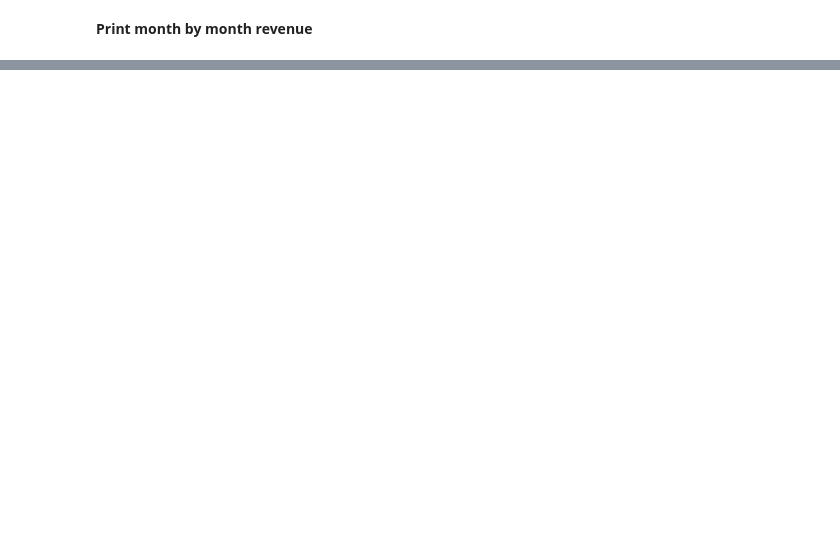
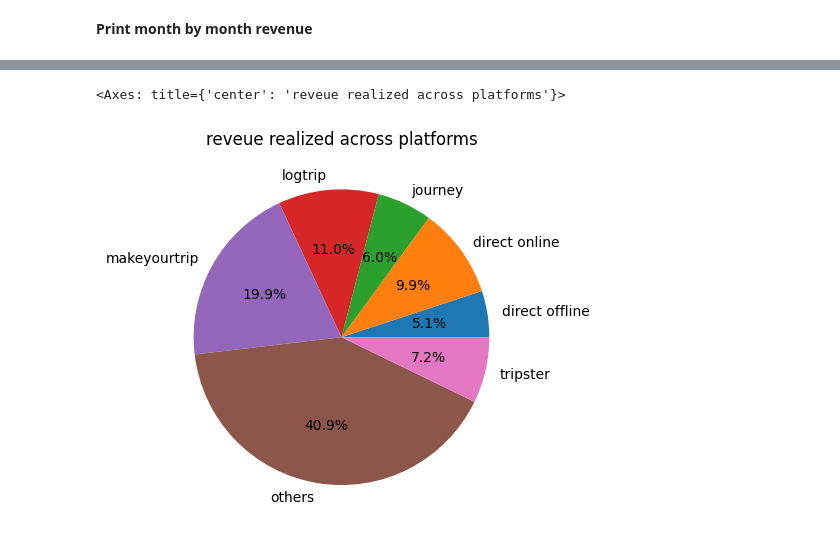
Before and after one commit to kaustubhpawarpradeep/Resume_projects, a Jupyter notebook: Project hotel data analysis .ipynb, the cells around one changed output, grey strips where cells are left out. Cells and saved outputs as stored; diff of their text form; code cells hidden in the pictures; blank space fills up the shorter version.

```diff
--- a/Project hotel data analysis .ipynb
+++ b/Project hotel data analysis .ipynb
@@ -938,0 +992,2 @@ ValueError: time data "13-05-22" doesn't match format "%m/%d/%Y", at position 12
+# %%
+df_bookings_all=pd.merge(df_bookings_all,df_rooms,left_on="room_category",right_on="room_id")
@@ -938,0 +1049,5 @@ ValueError: time data "13-05-22" doesn't match format "%m/%d/%Y", at position 12
+# %%
+df_bookings_all.groupby("booking_platform")["revenue_realized"].sum().plot(kind="pie",ylabel="",autopct='%1.1f%%',title="reveue realized across platforms")
+# %% [output]
+<Axes: title={'center': 'reveue realized across platforms'}>
+[figure, added]
```
Also changed, not shown: parts of 62 cells of this notebook.
